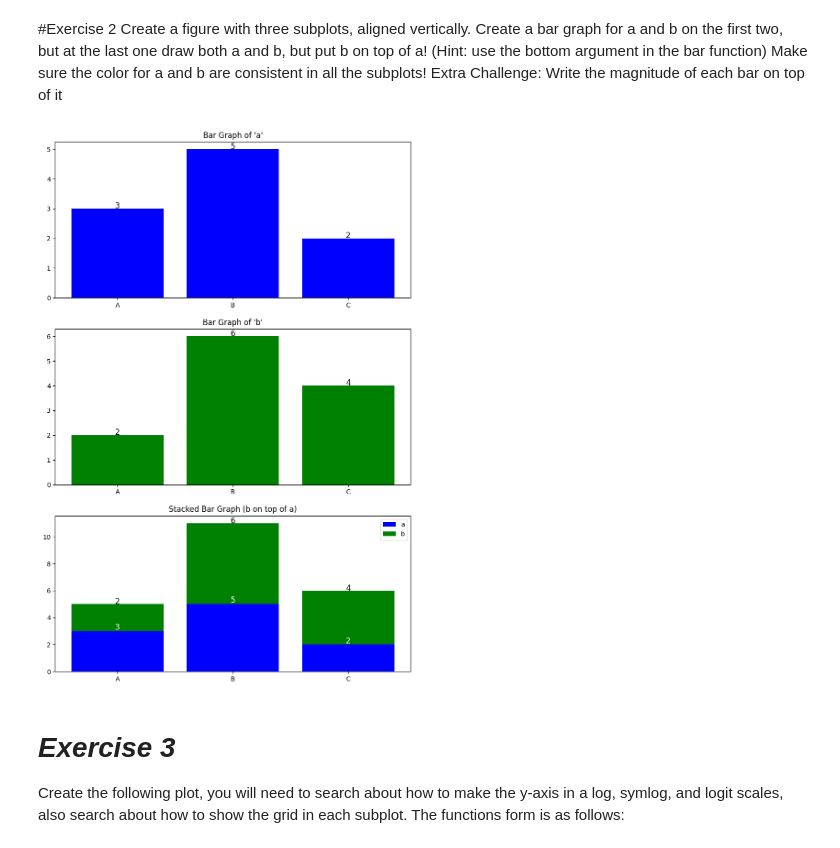
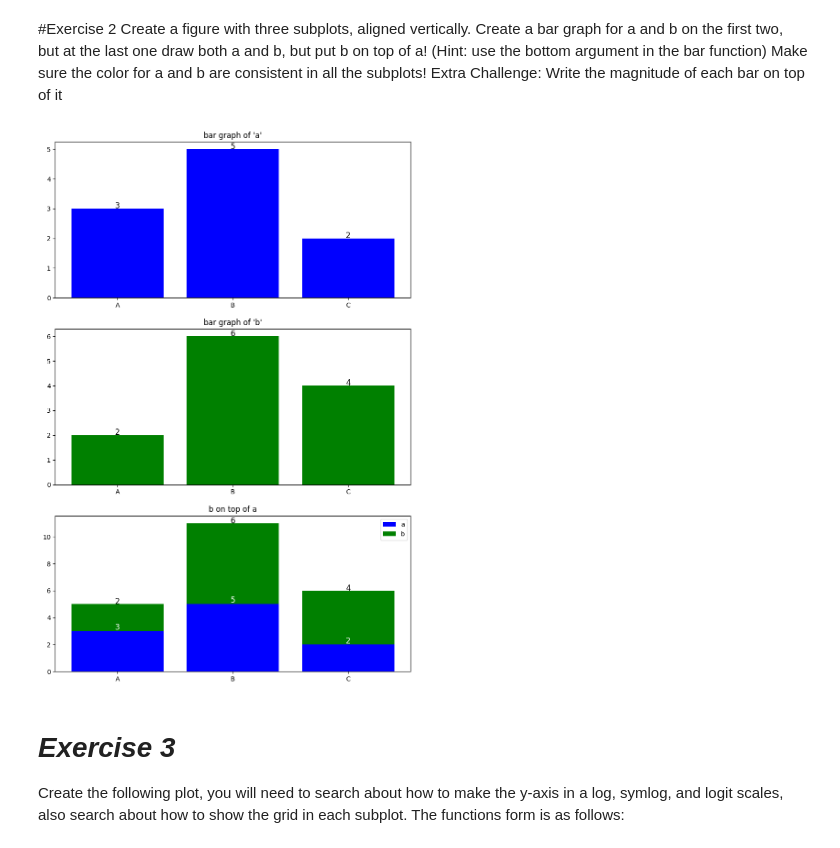
Before and after one commit to dany237/AmmiPythonAssignment-, a Jupyter notebook: Danielle_KAPSA_Content_2025.ipynb, the cells around one changed output. Saved outputs shown, nothing was run; the diff lists cells and outputs as text; code cells hidden in the pictures.

```diff
--- a/Danielle_KAPSA_Content_2025.ipynb
+++ b/Danielle_KAPSA_Content_2025.ipynb
@@ -690,38 +690,38 @@ fig = plt.figure(figsize = (10,15)) # 3 rows with one colum
 
 # Plot 1: Bar graph for 'a'
 
 ax0 = fig.add_subplot(311)
 ax0.bar(data, a, color='blue')
-ax0.set_title("Bar Graph of 'a'")
+ax0.set_title("bar graph of 'a'")
 ## add the magnitude on each bar
 for i, v in enumerate(a):
     ax0.text(i, v + 0.01, str(v), ha='center', fontsize=12)
 
 # Plot 2: Bar graph for 'b'
 ax1 = fig.add_subplot(312)
 ax1.bar(data, b, color='green')
-ax1.set_title("Bar Graph of 'b'")
+ax1.set_title("bar graph of 'b'")
 ## add the magnitude on each bar
 for i, v in enumerate(b):
     ax1.text(i, v + 0.01, str(v), ha='center', fontsize=12)
 
 # Plot 3: Stacked bar graph (b on top of a)
 ax2 = fig.add_subplot(313)
 ax2.bar(data, a, color='blue', label='a')
 ax2.bar(data, b, bottom=a, color='green', label='b')  # b stacked on a
-ax2.set_title("Stacked Bar Graph (b on top of a)")
+ax2.set_title("b on top of a")
 ## add the magnitude on each bar
 for i, (va, vb) in enumerate(zip(a, b)):
     ax2.text(i, va + 0.1, str(va), ha='center', fontsize=12, color='white')  # a's value inside the bar
     ax2.text(i, va + vb + 0.01, str(vb), ha='center', fontsize=12, color='black')  # b's value inside b's bar
 
-# Add legend to stacked plot
+# Add legend to b on top of a  plot
 ax2.legend()
 
 
 plt.show()
 # %% [output]
-[figure, old version]
+[figure, new version]
 # %% [markdown]
 # *Exercise 3*
 Create the following plot, you will need to search about how to make the y-axis in a log, symlog, and logit scales, also search about how to show the grid in each subplot.
```
